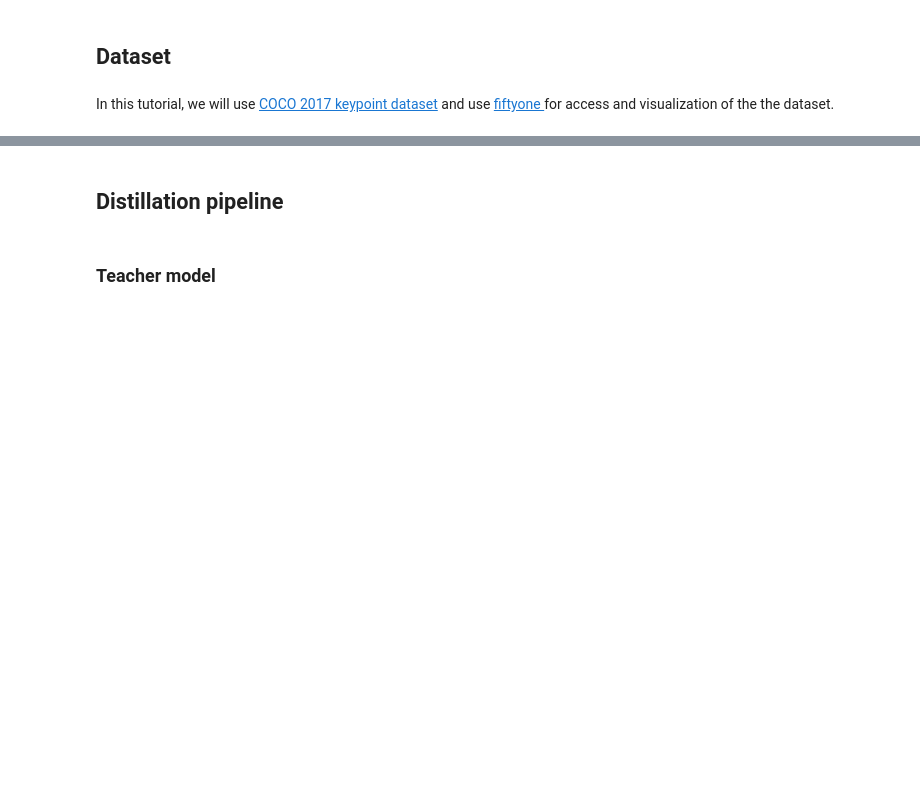
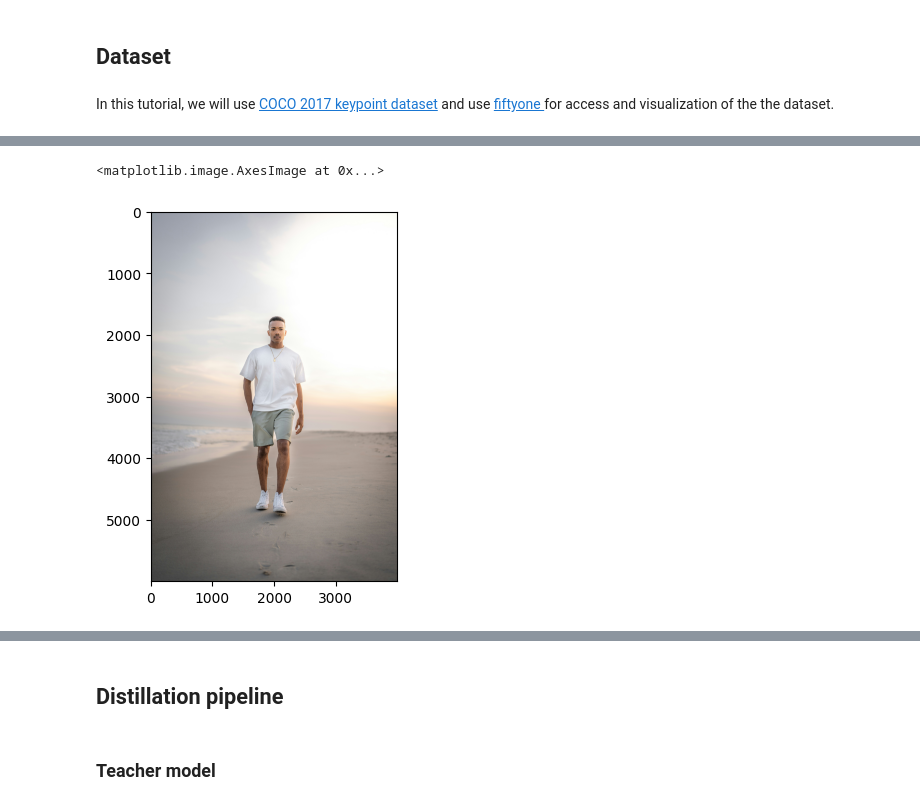
Before and after one commit to mwangi-clinton/2d-human-pose-estimation-using-kd, a Jupyter notebook: knowledge-distillation-hpe.ipynb, the cells around one changed output, grey strips where cells are left out. Cells and saved outputs as stored; diff of their text form; code cells hidden in the pictures; blank space fills up the shorter version.

```diff
--- a/knowledge-distillation-hpe.ipynb
+++ b/knowledge-distillation-hpe.ipynb
@@ -65,0 +167,11 @@ session.url
+# %%
+key_dummy =[24,57,2,33,45,2,45,67,2,78,89,2,100,90,2]
+key,vs = extract_keypoints_and_visibility(key_dummy)
+from PIL import Image
+import matplotlib.pyplot as plt
+img = Image.open("pose.jpg")
+ig_n = np.array(img)
+plt.imshow(ig_n)
+# %% [output]
+<matplotlib.image.AxesImage at 0x...>
+[figure, added]
```
Also changed, not shown: parts of 39 cells of this notebook, 1 other file.
